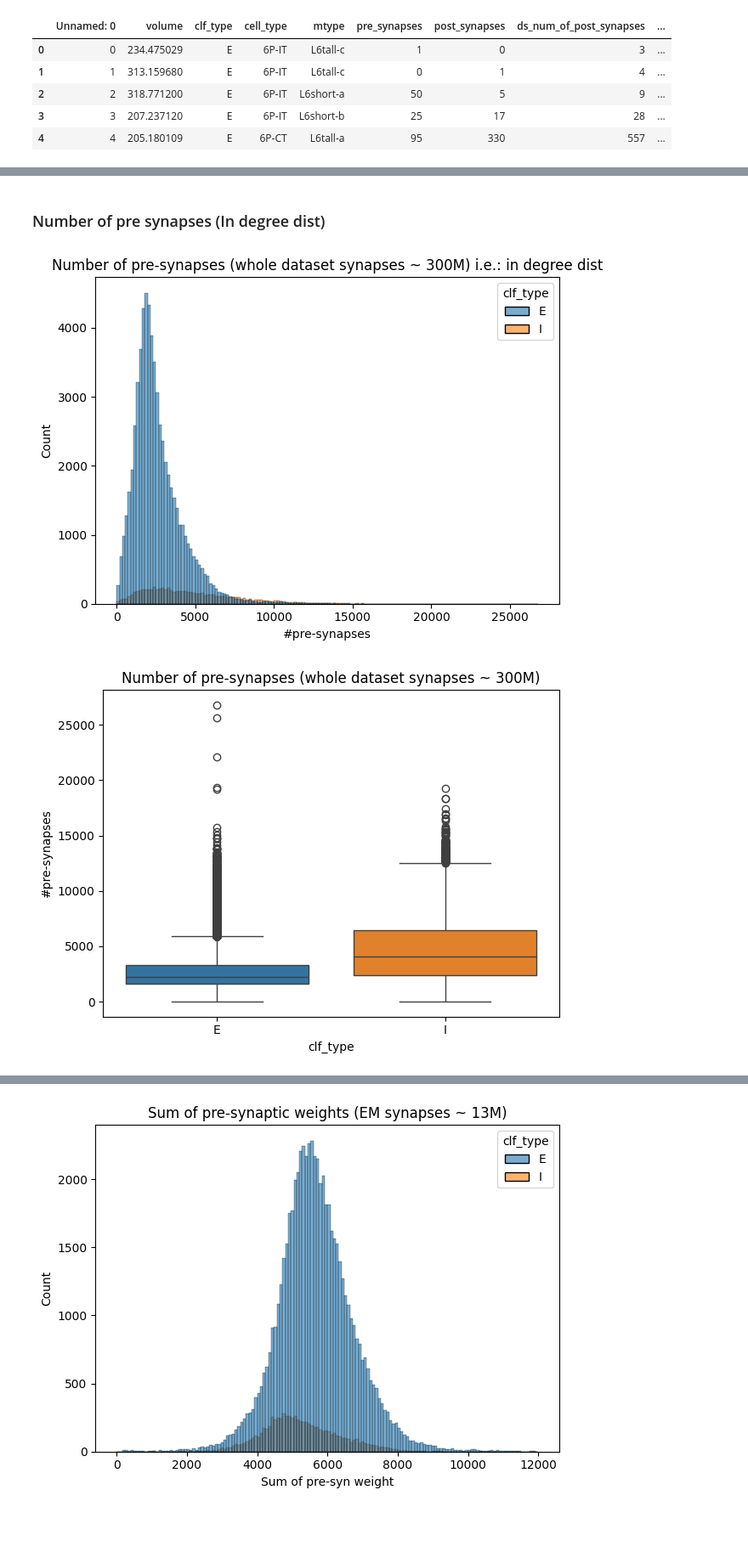
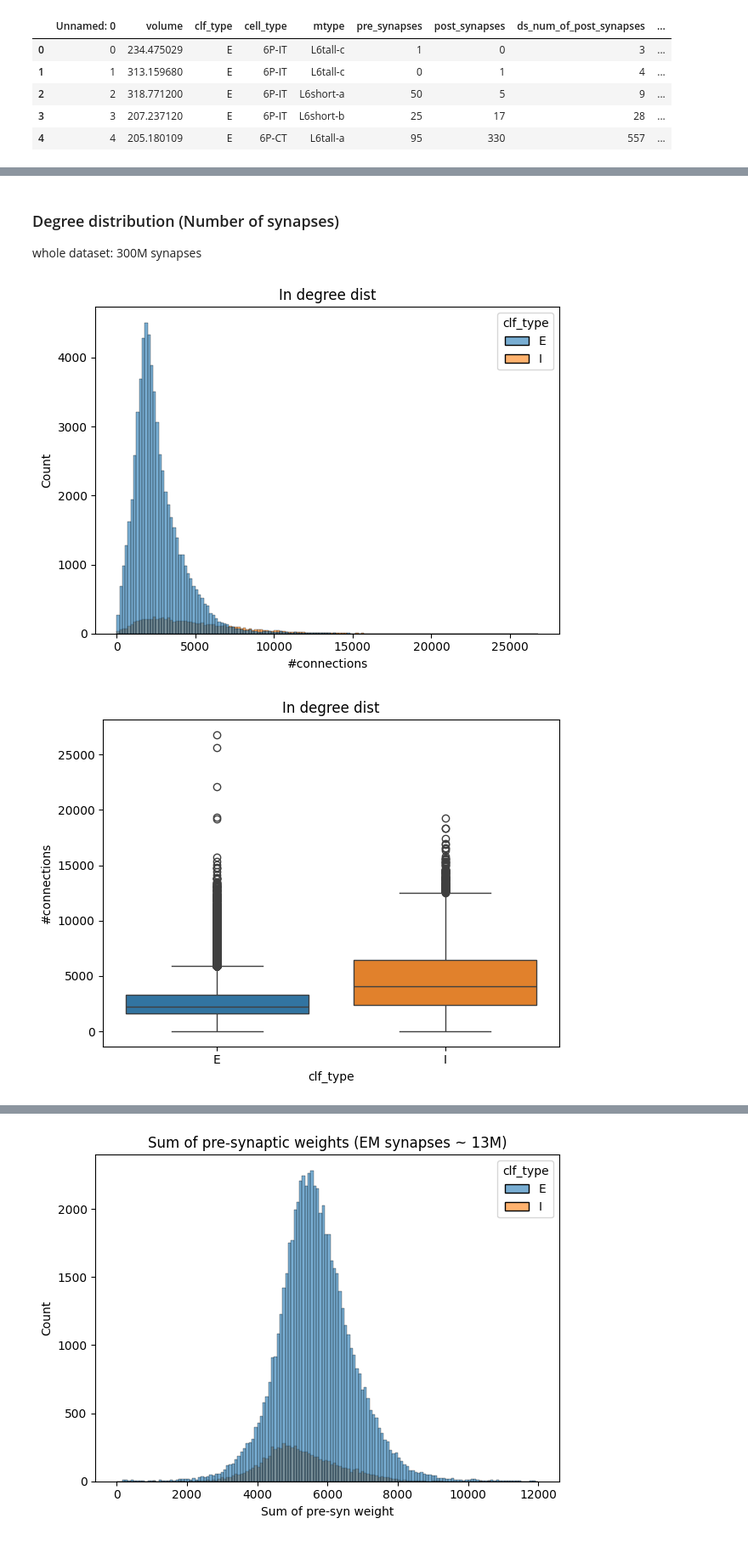
Before and after one commit to deangeckt/Dendro-Synaptome, a Jupyter notebook: analysis/connectome_neurons_exploration.ipynb, the cells around one changed output, grey strips where cells are left out. Shown at 85% size. Saved outputs shown, nothing was run; the diff lists cells and outputs as text; code cells hidden in the pictures.

Commit message:
real figures

```diff
--- a/analysis/connectome_neurons_exploration.ipynb
+++ b/analysis/connectome_neurons_exploration.ipynb
@@ -29,19 +74,20 @@ neurons_df.head()
 # %% [markdown]
-### Number of pre synapses (In degree dist)
+### Degree distribution (Number of synapses)
+whole dataset: 300M synapses
 # %%
 fig, ax = plt.subplots()
 sns.histplot(data=neurons_df, x="ds_num_of_pre_synapses", hue="clf_type",bins=150,
              alpha=0.6, ax=ax)
-ax.set_title("Number of pre-synapses (whole dataset synapses ~ 300M) i.e.: in degree dist");
-ax.set_xlabel("#pre-synapses");ax.set_ylabel("Count")
+ax.set_title("In degree dist");
+ax.set_xlabel("#connections");ax.set_ylabel("Count")
 plt.tight_layout();plt.show()
 
 fig, ax = plt.subplots()
 sns.boxplot(x="clf_type", y="ds_num_of_pre_synapses", hue="clf_type", data=neurons_df)
-plt.title("Number of pre-synapses (whole dataset synapses ~ 300M)")
-plt.ylabel("#pre-synapses")
+plt.title("In degree dist")
+plt.ylabel("#connections")
 plt.tight_layout();plt.show()
 # %% [output]
-[figure, old version]
+[figure, new version]
-[figure, old version]
+[figure, new version]
 # %%
```
Also changed, not shown: parts of 13 cells of this notebook, 7 other files.
